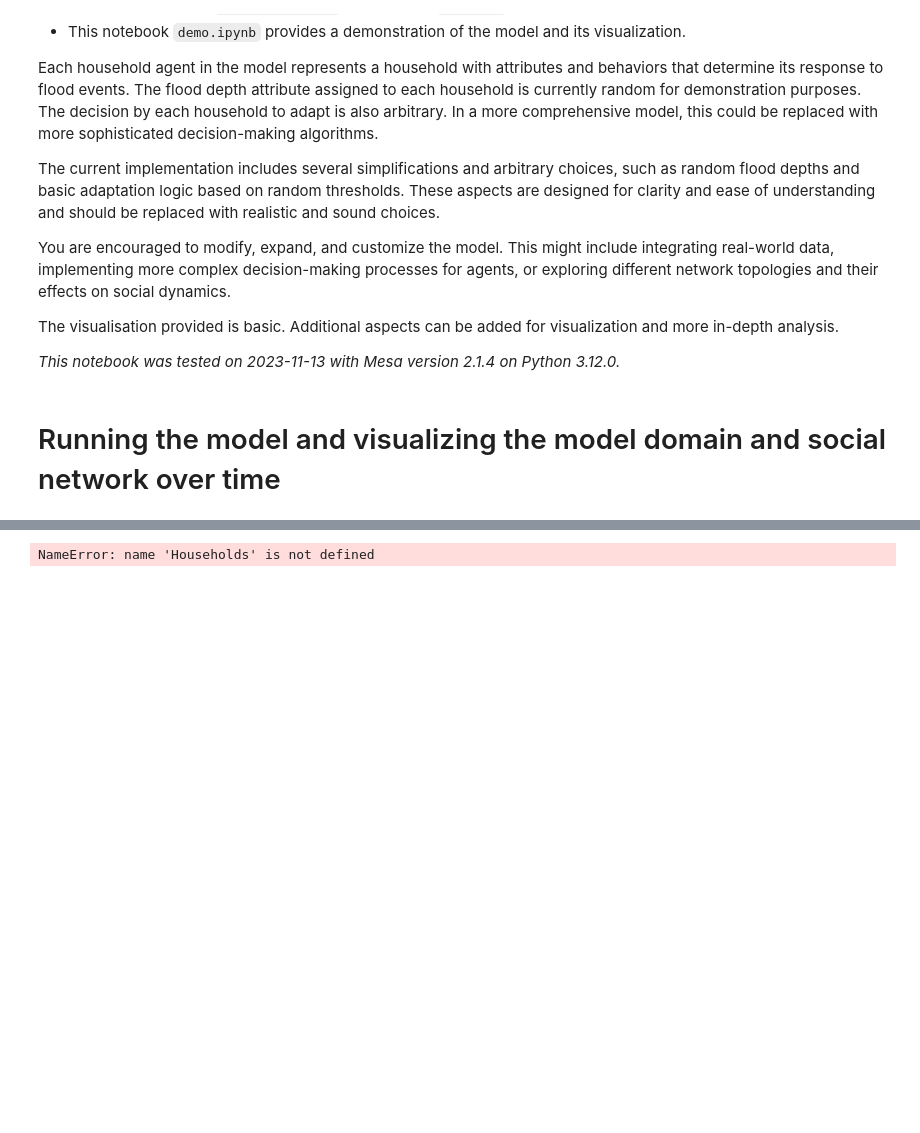
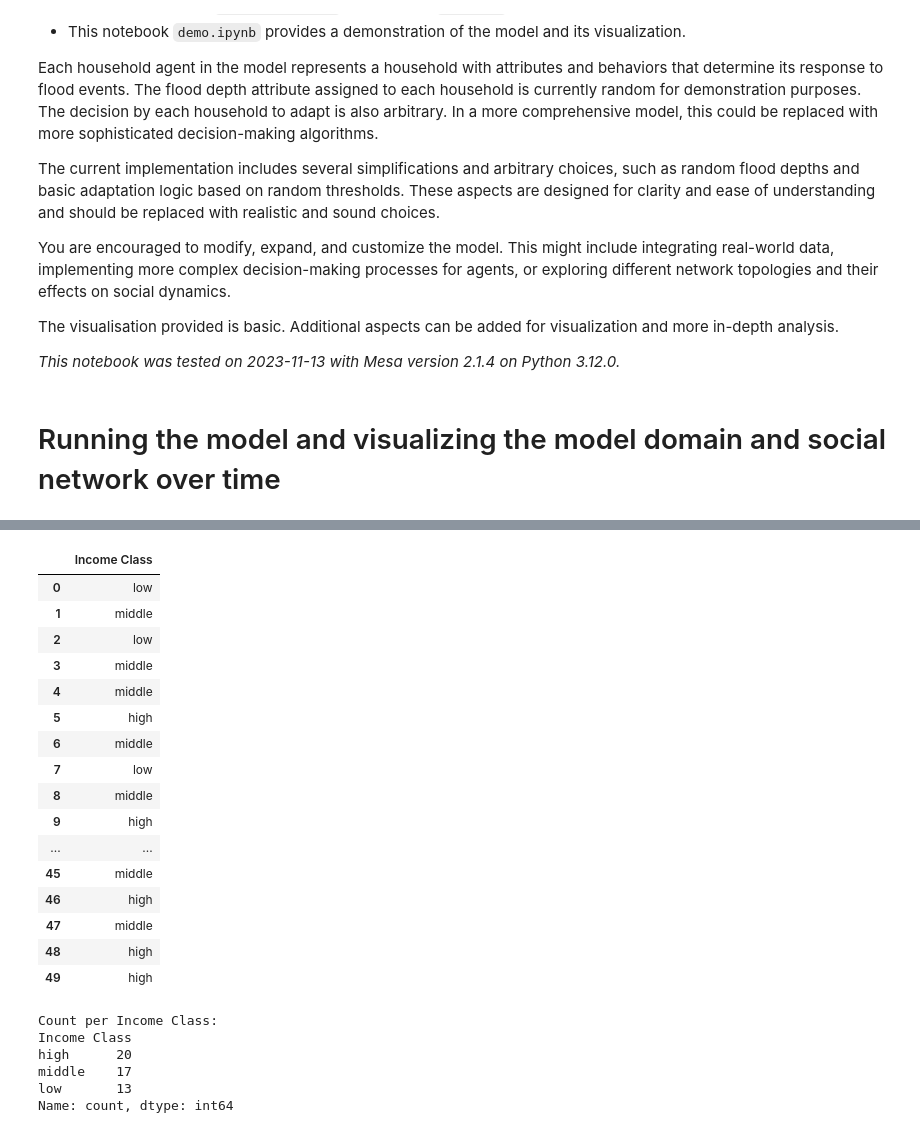
Before and after one commit to WoutervdVeen/ABM-SEN1211, a Jupyter notebook: base_model_mesa/model/demo.ipynb, the cells around one changed output, grey strips where cells are left out. Drawn from its saved outputs; the diff is of its cells as text; code cells hidden in the pictures; blank space fills up the shorter version.

```diff
--- a/base_model_mesa/model/demo.ipynb
+++ b/base_model_mesa/model/demo.ipynb
@@ -119,6 +127,39 @@ model_data
-# %%
-income_classes = [agent.income_class for agent in model.schedule.agents if isinstance(agent, Households)]
-print("All Income Classes of Households:")
-print(income_classes)
-# %% [output]
-NameError: name 'Households' is not defined
+# %%
+from agents import Households
+import pandas as pd
+
+# Retrieve income classes of households
+income_classes = [agent.income_class for agent in model.schedule.agents if isinstance(agent, Households)]
+
+# Display income classes in a table
+income_table = pd.DataFrame({'Income Class': income_classes})
+display(income_table)
+
+# Print count per income class
+income_counts = income_table['Income Class'].value_counts()
+print("\nCount per Income Class:")
+print(income_counts)
+# %% [output]
+|  | Income Class |
+| 0 | low |
+| 1 | middle |
+| 2 | low |
+| 3 | middle |
+| 4 | middle |
+| 5 | high |
+| 6 | middle |
+| 7 | low |
+| 8 | middle |
+| 9 | high |
+| ... | ... |
+| 45 | middle |
+| 46 | high |
+| 47 | middle |
+| 48 | high |
+| 49 | high |
+Count per Income Class:
+Income Class
+high      20
+middle    17
+low       13
+Name: count, dtype: int64
```
Also changed, not shown: parts of 3 cells of this notebook, 1 other file.
